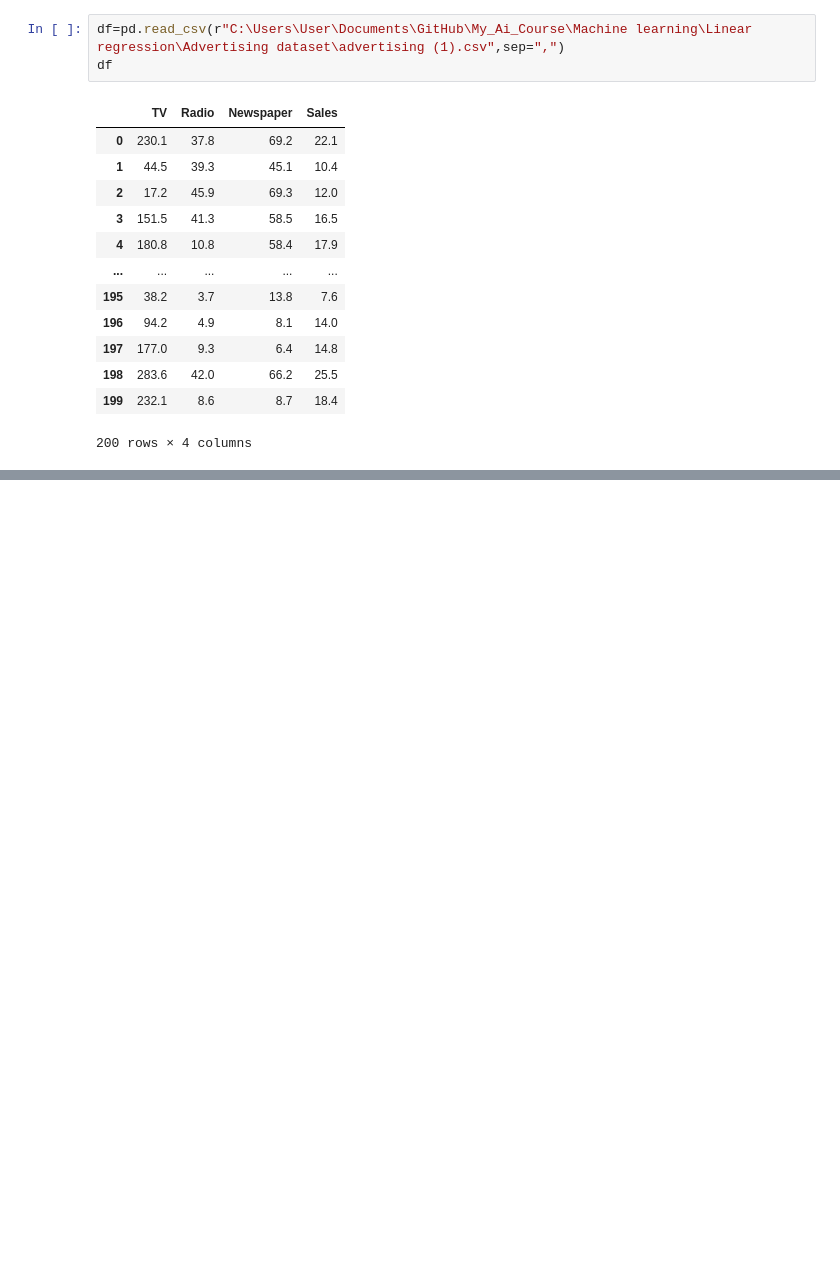
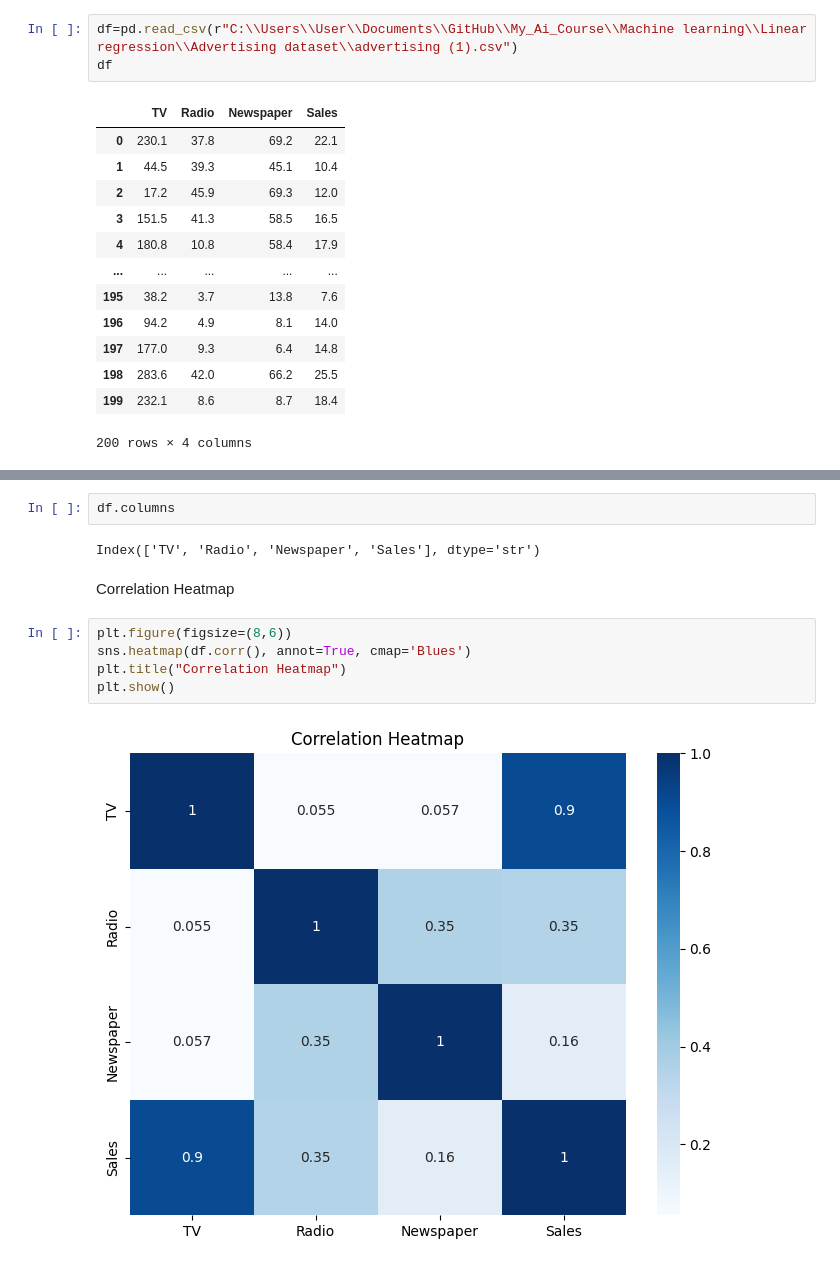
Before and after one commit to malikwaqas787asd786-cmyk/My_Ai_Course, a Jupyter notebook: Machine learning/Linear regression/Advertising dataset/Advertising.ipynb, the cells around one changed output, grey strips where cells are left out. Cells and saved outputs as stored; diff of their text form; blank space fills up the shorter version.

```diff
--- a/Machine learning/Linear regression/Advertising dataset/Advertising.ipynb
+++ b/Machine learning/Linear regression/Advertising dataset/Advertising.ipynb
@@ -11,7 +11,7 @@ from sklearn.metrics import mean_absolute_error, mean_squared_error, r2_score
 # %% [markdown]
 Load dataset
 # %%
-df=pd.read_csv(r"C:\Users\User\Documents\GitHub\My_Ai_Course\Machine learning\Linear regression\Advertising dataset\advertising (1).csv",sep=",")
+df=pd.read_csv(r"C:\\Users\\User\\Documents\\GitHub\\My_Ai_Course\\Machine learning\\Linear regression\\Advertising dataset\\advertising (1).csv")
 df
 # %% [output]
 |  | TV | Radio | Newspaper | Sales |
@@ -29,0 +79,13 @@ df
+# %%
+df.columns
+# %% [output]
+Index(['TV', 'Radio', 'Newspaper', 'Sales'], dtype='str')
+# %% [markdown]
+Correlation Heatmap
+# %%
+plt.figure(figsize=(8,6))
+sns.heatmap(df.corr(), annot=True, cmap='Blues')
+plt.title("Correlation Heatmap")
+plt.show()
+# %% [output]
+[figure, added]
```
Also changed, not shown: parts of 24 cells of this notebook.
